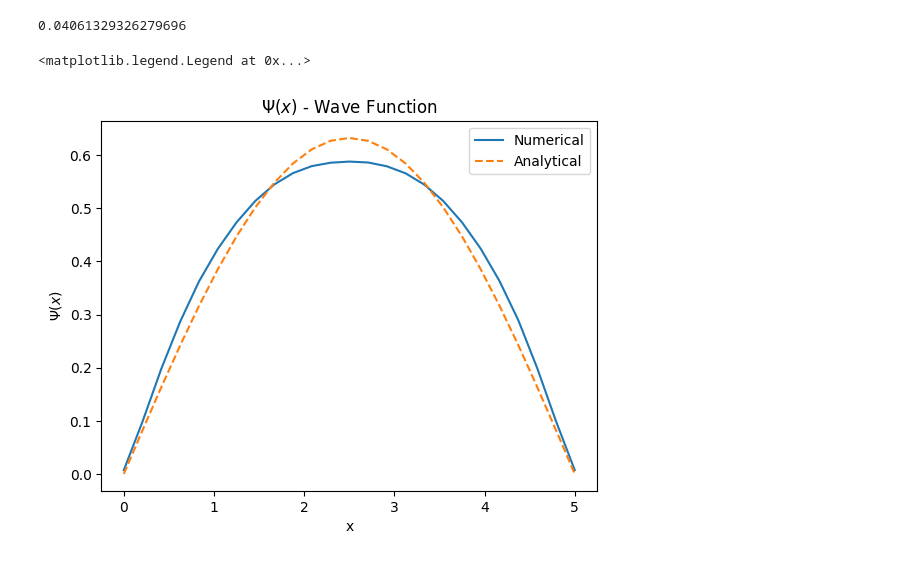
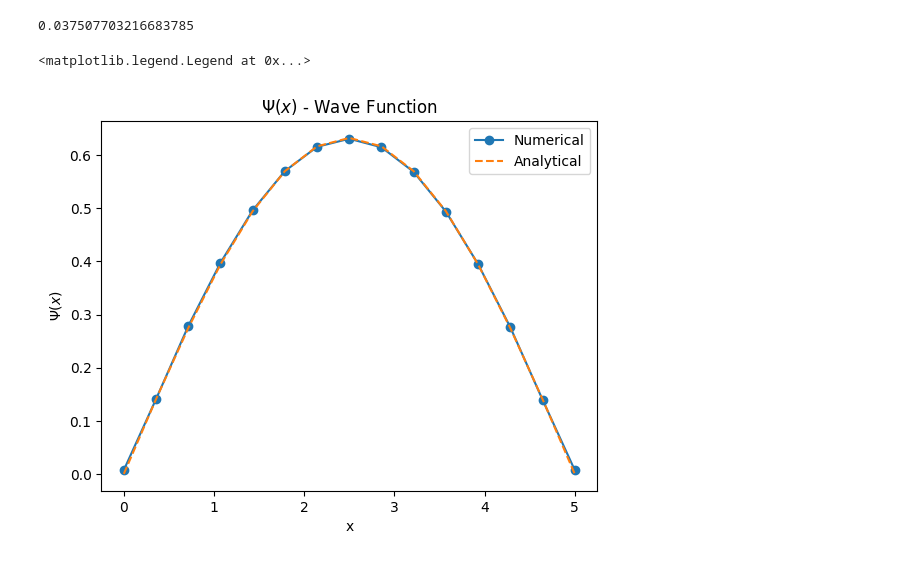
Before and after one commit to jogecodes/schrEDAnger, a Jupyter notebook: schrEDAnger/oned_well_own.ipynb, the cells around one changed output. Drawn from its saved outputs; the diff is of its cells as text; code cells hidden in the pictures.

```diff
--- a/schrEDAnger/oned_well_own.ipynb
+++ b/schrEDAnger/oned_well_own.ipynb
@@ -5,18 +5,18 @@ import matplotlib.pyplot as plt
 from alive_progress import alive_bar
 # %%
 generations = 500
-generation_size = 1000000
+generation_size = 100000
 n_best = 1000
 n_variables = 25
 well_length = 5
-convergence_threshold = 0.0001
+convergence_threshold = 0.000001
 
-# TODO: añadir criterio de convergencia
 # TODO: añadir sampleo para variables continuas que tenga en cuenta span(x)/dim(x)
 # TODO: añadir un módulo de interpolación de una función analítica con los puntos de x
 # TODO: añadir visualización de la pérdida
 # TODO: mejorar la aproximación de la integral (triángulos? montecarlo?), segmentándola en el proceso
 # TODO: sampleo uniforme de muestras entre [mu+n*sigma, mu-n*sigma]?
+# TODO: por que se estropea para muchos puntos :(((
 # Initialization
 population = np.random.random([generation_size, n_variables])
 mean_elite_scores = []
@@ -29,7 +29,7 @@ with alive_bar(
     for generation in range(generations):
         bar()
         # scores = np.apply_along_axis(oned_well.compute_z, 1, population) # Not parallel
-        scores = functions.parallel_apply_along_axis(oned_well.compute_z, 1, population)
+        scores = functions.parallel_apply_along_axis(oned_well.compute_z_triangles, 1, population)
         # max_scores_index = np.argpartition(scores, -n_best)[-n_best:] # (si fuese maximizar)
         min_scores_index = np.argpartition(scores, n_best)[:n_best]
         best_individuals = population[min_scores_index]
@@ -37,7 +37,7 @@ with alive_bar(
         best_individuals_std = best_individuals.transpose().std(axis=1)
         mean_elite_score = scores[min_scores_index].mean()
         elite_std = best_individuals_std.max()
-        bar.text(f"- elite mean score: {mean_elite_score}, elite std: {elite_std}")
+        bar.text("- elite mean score: {:.7f}, elite std: {:.9f}".format(mean_elite_score, elite_std))
         mean_elite_scores.append(mean_elite_score)
         elite_stds.append(elite_std)
         if best_individuals_std.max() < convergence_threshold:
@@ -60,11 +64,11 @@ plt.plot(elite_stds)
 # %%
 # scores = np.apply_along_axis(oned_well.compute_z, 1, population) # Not parallel
-scores = functions.parallel_apply_along_axis(oned_well.compute_z, 1, population)
+scores = functions.parallel_apply_along_axis(oned_well.compute_z_triangles, 1, population)
 best_score = min(scores)
 best_individual = population[np.argmin(scores)]
 print(best_score)
 # %% [output]
-0.04061329326279696
+0.037507703216683785
 # %%
 def Psi_n(n):
     return (2 / well_length) ** 0.5 * np.sin(
@@ -79,12 +83,12 @@ for i in range(len(best_individual)):
 B = (1 / integral) ** 0.5
 best_individual = B * best_individual
 # %%
-plt.plot(np.linspace(0, 5, n_variables), best_individual, label="Numerical")
+plt.plot(np.linspace(0, 5, n_variables), best_individual, label="Numerical", marker = "o")
 plt.plot(np.linspace(0, 5, n_variables), Psi_n(1), "--", label="Analytical")
 plt.gca().set_title("$\Psi(x)$ - Wave Function")
 plt.gca().set_xlabel("x")
 plt.gca().set_ylabel("$\Psi(x)$")
 plt.legend()
 # %% [output]
 <matplotlib.legend.Legend at 0x...>
-[figure, old version]
+[figure, new version]
```
Also changed, not shown: parts of 3 cells of this notebook, 1 other file.
